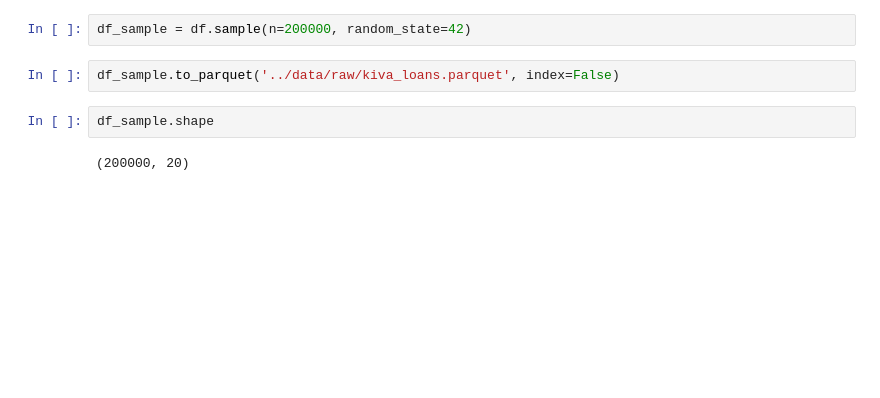
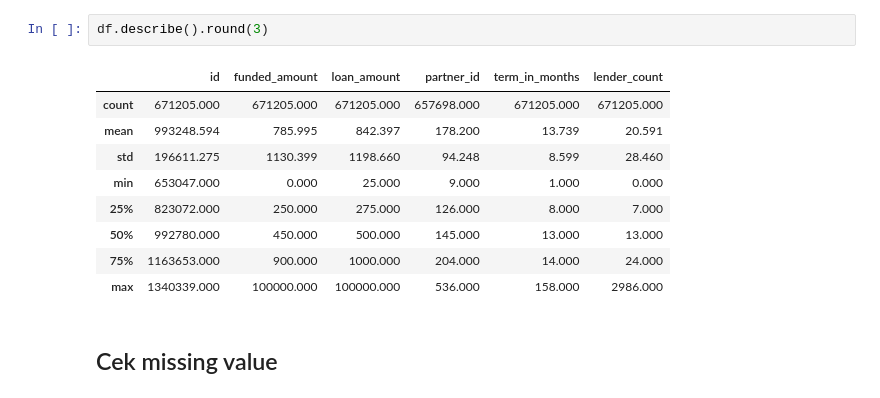
Before and after one commit to PrimaSembiring/kiva-loan-risk-analysis, a Jupyter notebook: notebooks/01_data_understanding.ipynb, the cells around one changed output. Drawn from its saved outputs; the diff is of its cells as text; blank space fills up the shorter version.

```diff
--- a/notebooks/01_data_understanding.ipynb
+++ b/notebooks/01_data_understanding.ipynb
@@ -17,8 +41,14 @@ df.shape
-# %%
-df_sample = df.sample(n=200000, random_state=42)
-# %%
-df_sample.to_parquet('../data/raw/kiva_loans.parquet', index=False)
-# %%
-df_sample.shape
-# %% [output]
-(200000, 20)
+# %%
+df.describe().round(3)
+# %% [output]
+|  | id | funded_amount | loan_amount | partner_id | term_in_months | lender_count |
+| count | 671205.000 | 671205.000 | 671205.000 | 657698.000 | 671205.000 | 671205.000 |
+| mean | 993248.594 | 785.995 | 842.397 | 178.200 | 13.739 | 20.591 |
+| std | 196611.275 | 1130.399 | 1198.660 | 94.248 | 8.599 | 28.460 |
+| min | 653047.000 | 0.000 | 25.000 | 9.000 | 1.000 | 0.000 |
+| 25% | 823072.000 | 250.000 | 275.000 | 126.000 | 8.000 | 7.000 |
+| 50% | 992780.000 | 450.000 | 500.000 | 145.000 | 13.000 | 13.000 |
+| 75% | 1163653.000 | 900.000 | 1000.000 | 204.000 | 14.000 | 24.000 |
+| max | 1340339.000 | 100000.000 | 100000.000 | 536.000 | 158.000 | 2986.000 |
+# %% [markdown]
+## Cek missing value
```
Also changed, not shown: parts of 20 cells of this notebook, 2 other files.
